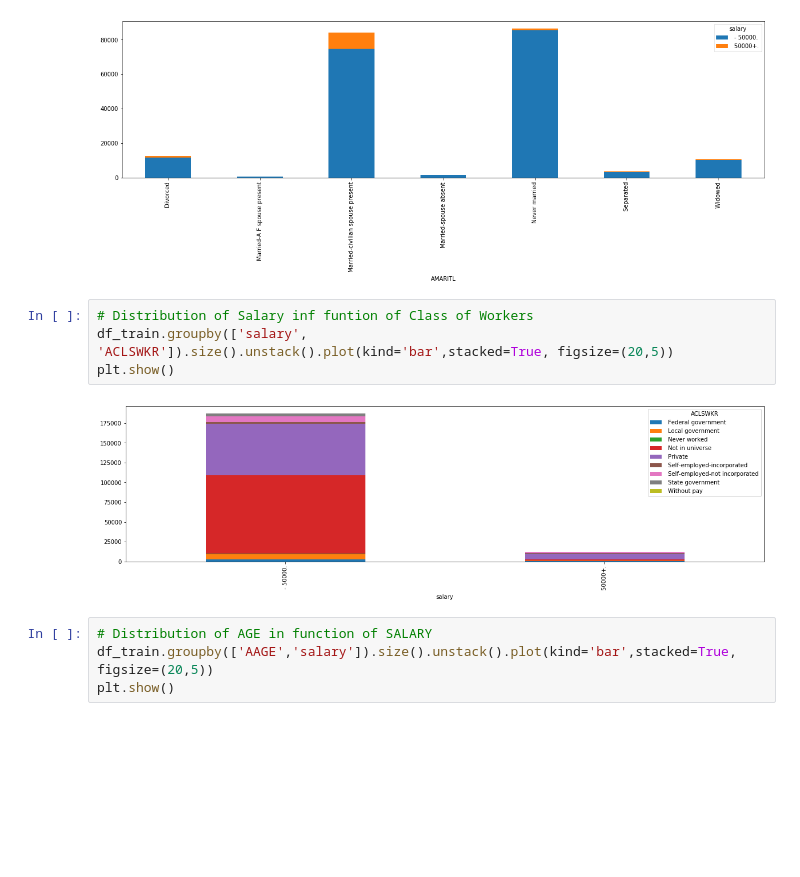
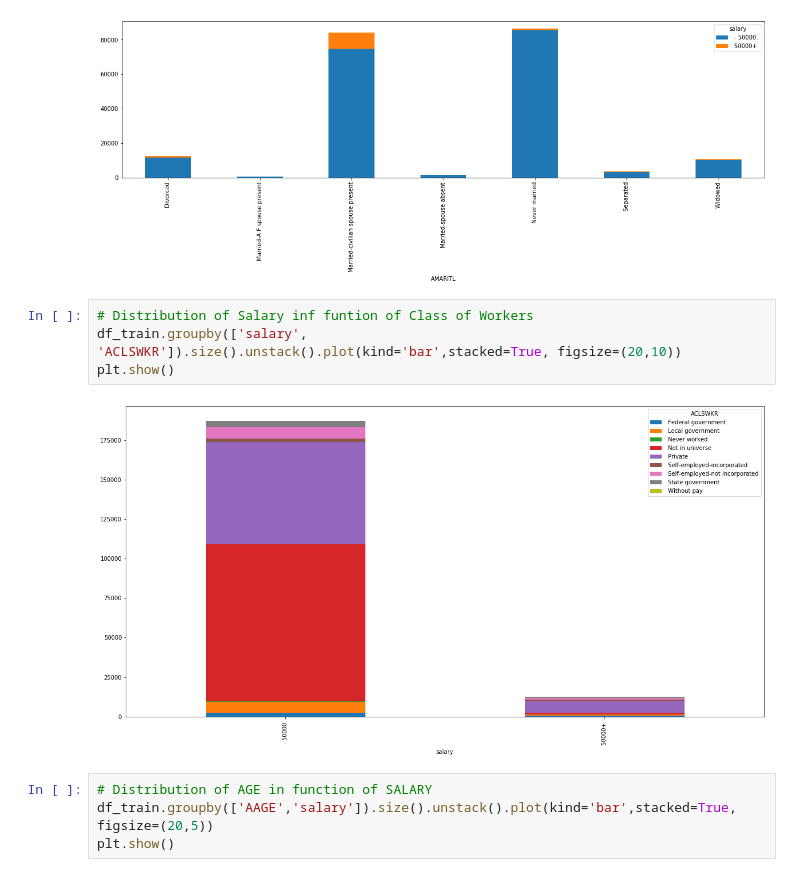
Before and after one commit to emnajaoua/us_census_challenge, a Jupyter notebook: data_exploration_notebook.ipynb, the cells around one changed output. Saved outputs shown, nothing was run; the diff lists cells and outputs as text; blank space fills up the shorter version.

```diff
--- a/data_exploration_notebook.ipynb
+++ b/data_exploration_notebook.ipynb
@@ -145,10 +145,10 @@ plt.show()
 [figure]
 # %%
 # Distribution of Salary inf funtion of Class of Workers
-df_train.groupby(['salary', 'ACLSWKR']).size().unstack().plot(kind='bar',stacked=True, figsize=(20,5))
+df_train.groupby(['salary', 'ACLSWKR']).size().unstack().plot(kind='bar',stacked=True, figsize=(20,10))
 plt.show()
 # %% [output]
-[figure, old version]
+[figure, new version]
 # %%
 # Distribution of AGE in function of SALARY
 df_train.groupby(['AAGE','salary']).size().unstack().plot(kind='bar',stacked=True, figsize=(20,5))
```
